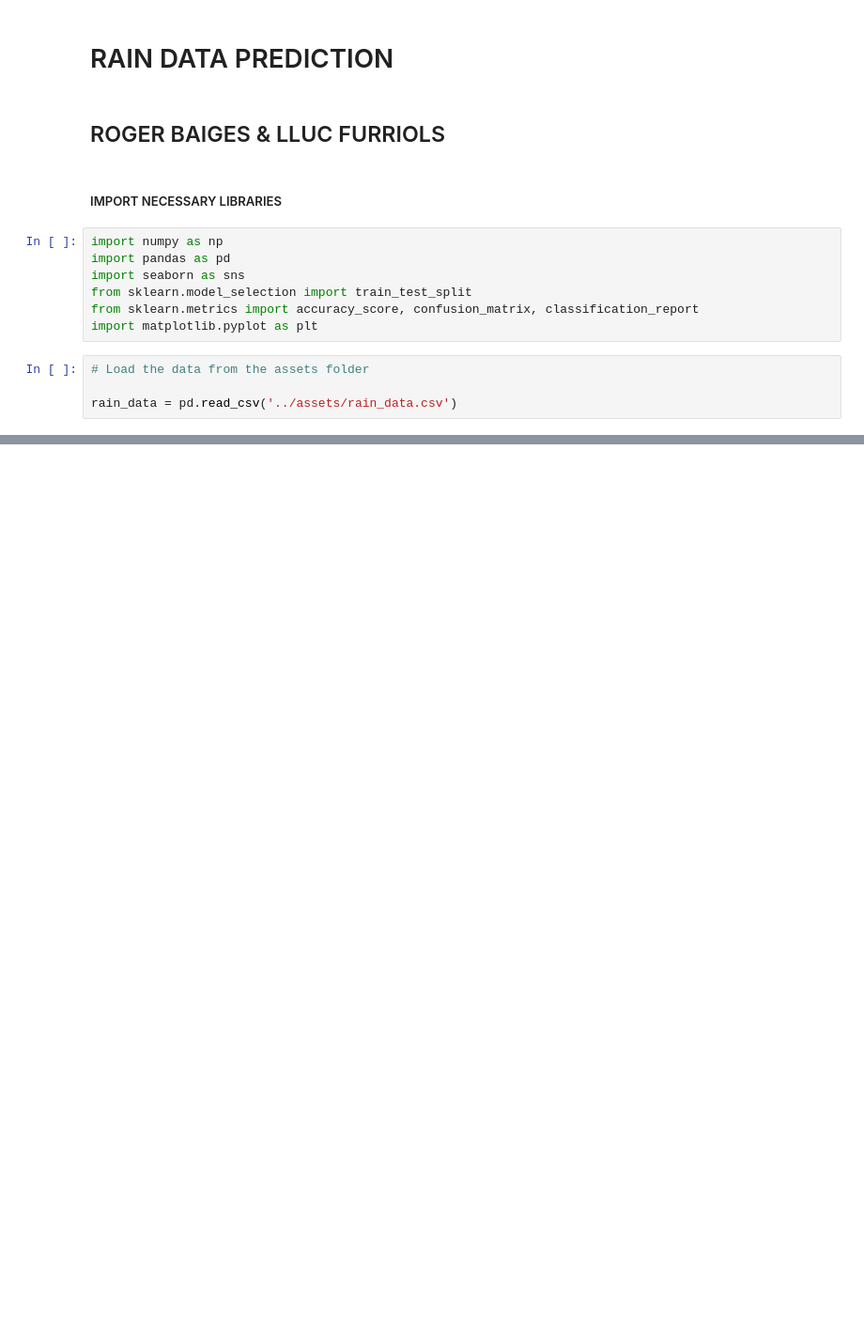
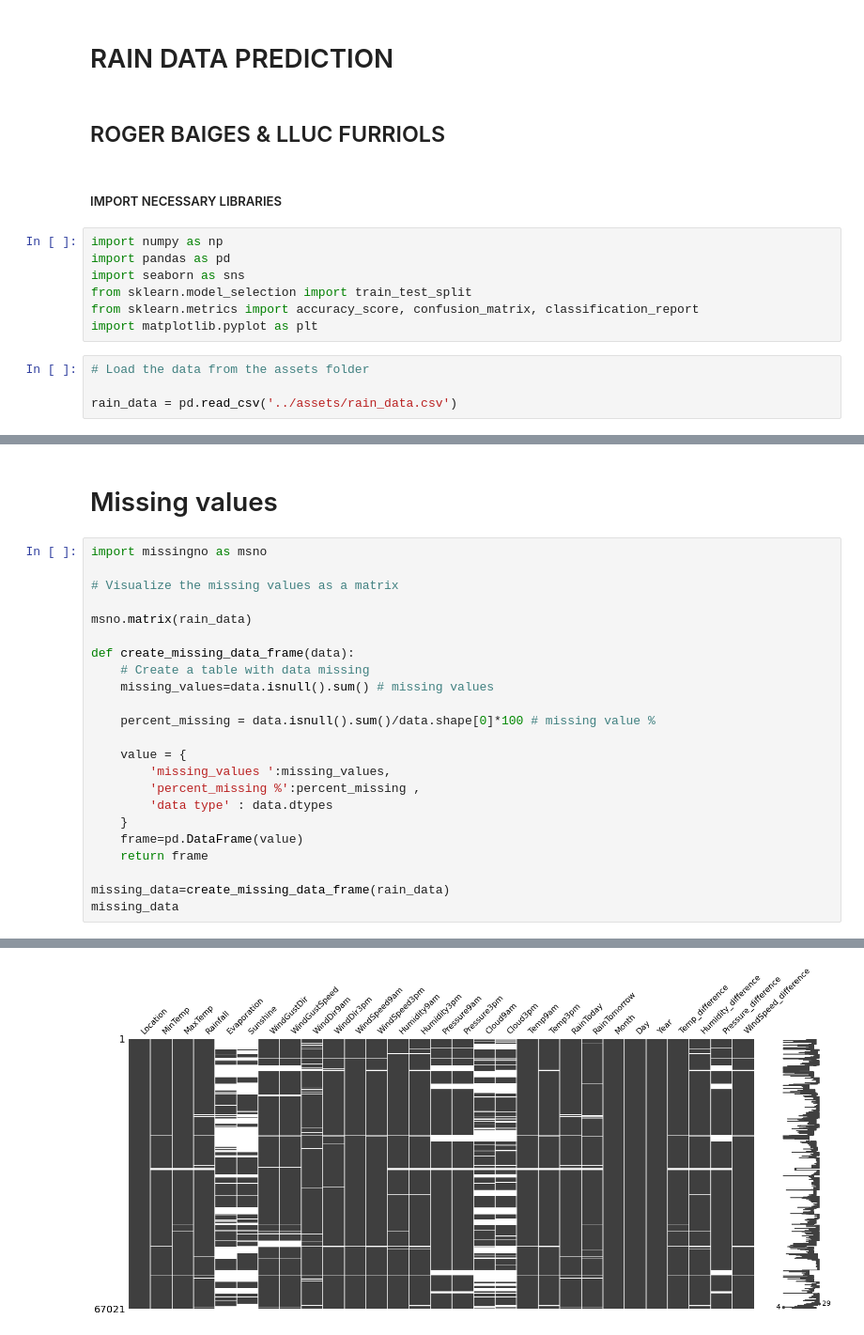
Before and after one commit to rogerbaiges/MLP-Model-Improvement-Project, a Jupyter notebook: src/MLP-improvement.ipynb, the cells around one changed output, grey strips where cells are left out. Shown at 94% size. Drawn from its saved outputs; the diff is of its cells as text; blank space fills up the shorter version.

```diff
--- a/src/MLP-improvement.ipynb
+++ b/src/MLP-improvement.ipynb
@@ -71,0 +99,26 @@ msno.matrix(rain_data)
+# %% [markdown]
+# Missing values
+# %%
+import missingno as msno
+
+# Visualize the missing values as a matrix
+
+msno.matrix(rain_data)
+
+def create_missing_data_frame(data):
+    # Create a table with data missing
+    missing_values=data.isnull().sum() # missing values
+
+    percent_missing = data.isnull().sum()/data.shape[0]*100 # missing value %
+
+    value = {
+        'missing_values ':missing_values,
+        'percent_missing %':percent_missing ,
+        'data type' : data.dtypes
+    }
+    frame=pd.DataFrame(value)
+    return frame
+
+missing_data=create_missing_data_frame(rain_data)
+missing_data
+# %% [output]
@@ -71,0 +142 @@ msno.matrix(rain_data)
+[figure, added]
```
Also changed, not shown: parts of 21 cells of this notebook.
